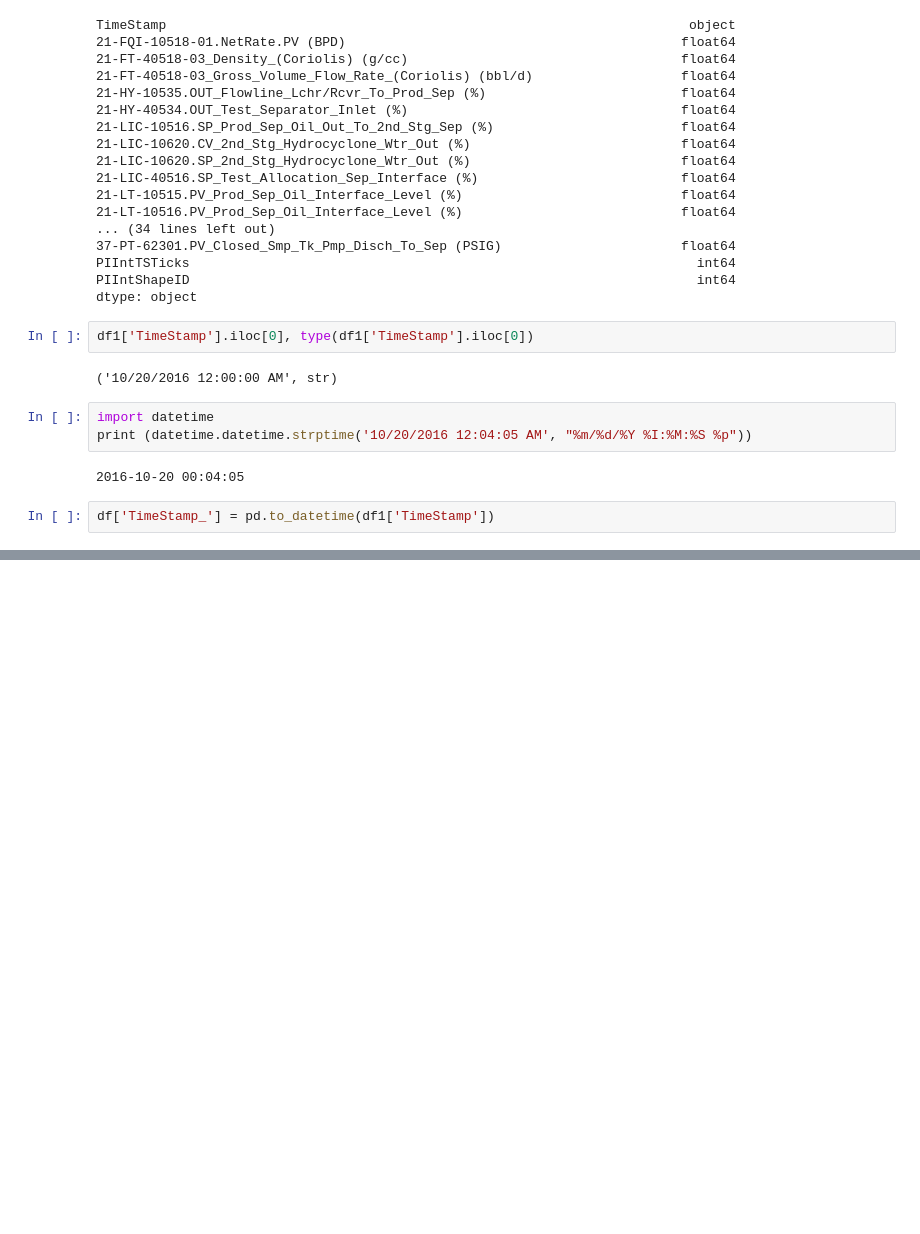
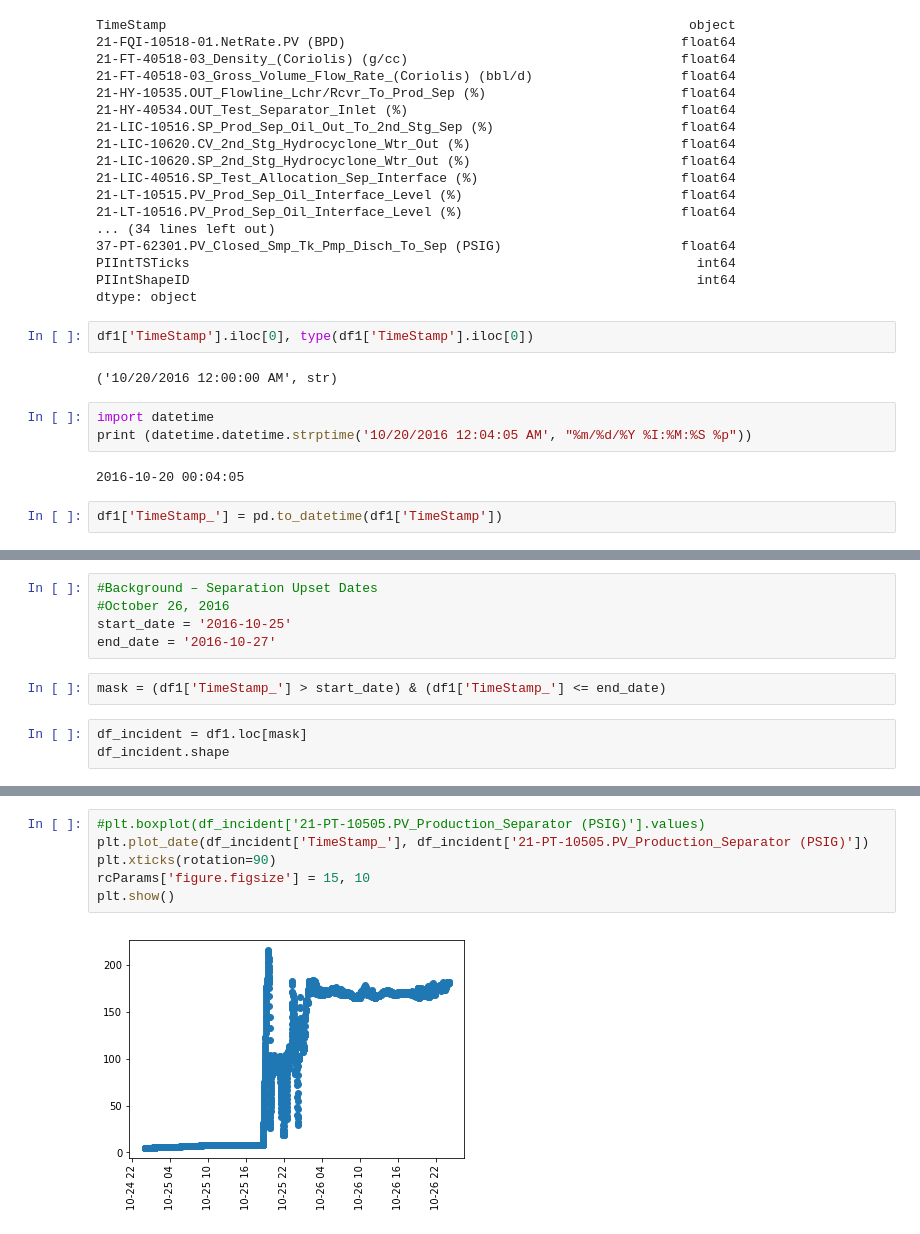
Before and after one commit to saihub/unu_bhp_2018, a Jupyter notebook: load_data_2.ipynb, the cells around one changed output, grey strips where cells are left out. Cells and saved outputs as stored; diff of their text form; blank space fills up the shorter version.

```diff
--- a/load_data_2.ipynb
+++ b/load_data_2.ipynb
@@ -166,4 +159,4 @@ print (datetime.datetime.strptime('10/20/2016 12:04:05 AM', "%m/%d/%Y %I:%M:%S %
 # %% [output]
 2016-10-20 00:04:05
 # %%
-df['TimeStamp_'] = pd.to_datetime(df1['TimeStamp'])
+df1['TimeStamp_'] = pd.to_datetime(df1['TimeStamp'])
@@ -171,0 +187,10 @@ NameError: name 'df' is not defined
+# %%
+#Background – Separation Upset Dates
+#October 26, 2016
+start_date = '2016-10-25'
+end_date = '2016-10-27'
+# %%
+mask = (df1['TimeStamp_'] > start_date) & (df1['TimeStamp_'] <= end_date)
+# %%
+df_incident = df1.loc[mask]
+df_incident.shape
@@ -171,0 +251,8 @@ NameError: name 'df' is not defined
+# %%
+#plt.boxplot(df_incident['21-PT-10505.PV_Production_Separator (PSIG)'].values)
+plt.plot_date(df_incident['TimeStamp_'], df_incident['21-PT-10505.PV_Production_Separator (PSIG)'])
+plt.xticks(rotation=90)
+rcParams['figure.figsize'] = 15, 10
+plt.show()
+# %% [output]
+[figure, added]
```
Also changed, not shown: parts of 12 cells of this notebook, 1 other file.
